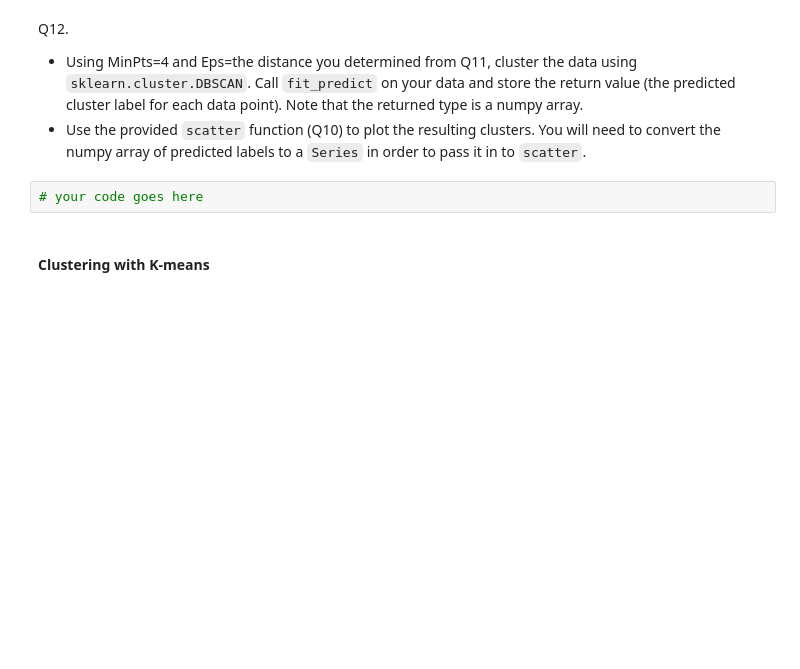
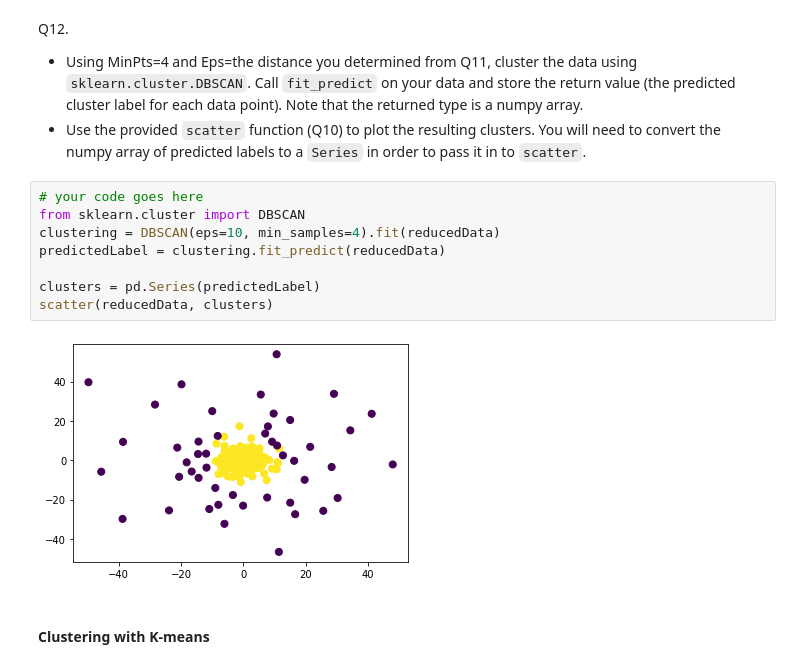
Before and after one commit to BrianDyck/DataMiningAssignment4, a Jupyter notebook: HW4-2/HW4 - Clustering.ipynb, the cells around one changed output. Drawn from its saved outputs; the diff is of its cells as text; blank space fills up the shorter version.

```diff
--- a/HW4-2/HW4 - Clustering.ipynb
+++ b/HW4-2/HW4 - Clustering.ipynb
@@ -431,8 +435,16 @@ plt.show()
 Q12.
 * Using MinPts=4 and Eps=the distance you determined from Q11, cluster the data using `sklearn.cluster.DBSCAN`. Call `fit_predict` on your data and store the return value (the predicted cluster label for each data point). Note that the returned type is a numpy array.
 * Use the provided `scatter` function (Q10) to plot the resulting clusters. You will need to convert the numpy array of predicted labels to a `Series` in order to pass it in to `scatter`.
-# %%
-# your code goes here
+# %%
+# your code goes here
+from sklearn.cluster import DBSCAN
+clustering = DBSCAN(eps=10, min_samples=4).fit(reducedData)
+predictedLabel = clustering.fit_predict(reducedData)
+
+clusters = pd.Series(predictedLabel)
+scatter(reducedData, clusters)
+# %% [output]
+[figure, added]
 # %% [markdown]
 #### Clustering with K-means
 # %% [markdown]
```
Also changed, not shown: parts of 9 cells of this notebook.
